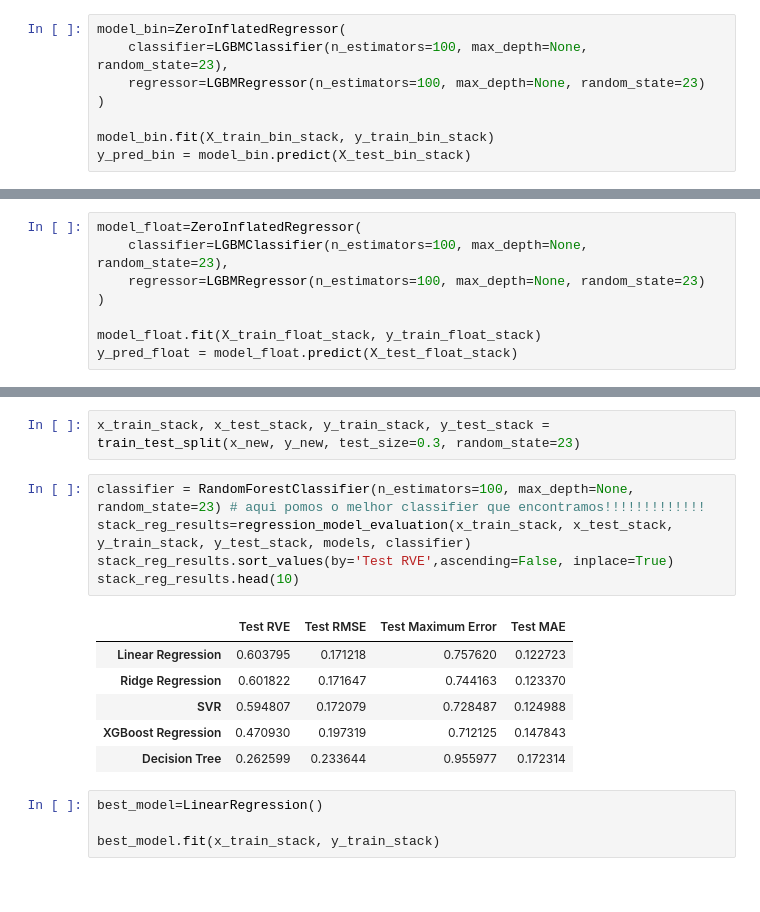
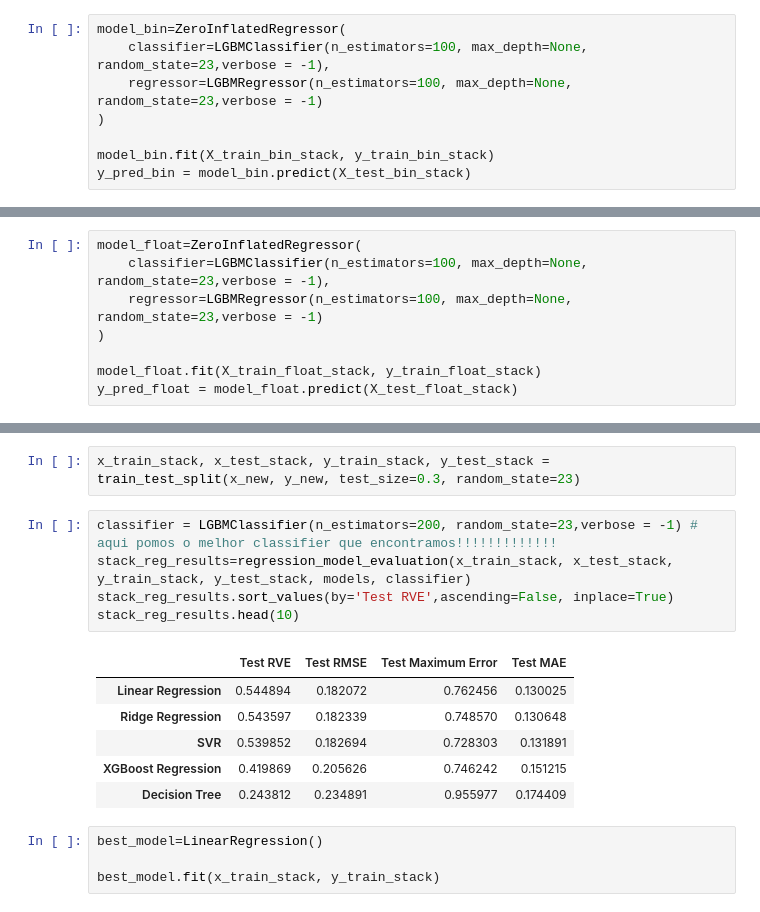
Before and after one commit to a59490/G23_ML_HA3, a Jupyter notebook: HA3G23.ipynb, the cells around one changed output, grey strips where cells are left out. Saved outputs shown, nothing was run; the diff lists cells and outputs as text.

```diff
--- a/HA3G23.ipynb
+++ b/HA3G23.ipynb
@@ -445,8 +568,8 @@ X_train_bin_stack, X_test_bin_stack, y_train_bin_stack, y_test_bin_stack = train
 X_train_float_stack, X_test_float_stack, y_train_float_stack, y_test_float_stack = train_test_split(float_x, float_y, test_size=0.2, random_state=23)
 # %%
 model_bin=ZeroInflatedRegressor(
-    classifier=LGBMClassifier(n_estimators=100, max_depth=None, random_state=23),
-    regressor=LGBMRegressor(n_estimators=100, max_depth=None, random_state=23)
+    classifier=LGBMClassifier(n_estimators=100, max_depth=None, random_state=23,verbose = -1),
+    regressor=LGBMRegressor(n_estimators=100, max_depth=None, random_state=23,verbose = -1)
 )
 
 model_bin.fit(X_train_bin_stack, y_train_bin_stack)
@@ -472,8 +580,8 @@ X_train_float_stack = scaler.fit_transform(X_train_float_stack)
 X_test_float_stack = scaler.transform(X_test_float_stack)
 # %%
 model_float=ZeroInflatedRegressor(
-    classifier=LGBMClassifier(n_estimators=100, max_depth=None, random_state=23),
-    regressor=LGBMRegressor(n_estimators=100, max_depth=None, random_state=23)
+    classifier=LGBMClassifier(n_estimators=100, max_depth=None, random_state=23,verbose = -1),
+    regressor=LGBMRegressor(n_estimators=100, max_depth=None, random_state=23,verbose = -1)
 )
 
 model_float.fit(X_train_float_stack, y_train_float_stack)
@@ -501,17 +596,17 @@ y_new=y_test_bin_stack.copy()
 # %%
 x_train_stack, x_test_stack, y_train_stack, y_test_stack = train_test_split(x_new, y_new, test_size=0.3, random_state=23)
 # %%
-classifier = RandomForestClassifier(n_estimators=100, max_depth=None, random_state=23) # aqui pomos o melhor classifier que encontramos!!!!!!!!!!!!!
+classifier = LGBMClassifier(n_estimators=200, random_state=23,verbose = -1) # aqui pomos o melhor classifier que encontramos!!!!!!!!!!!!!
 stack_reg_results=regression_model_evaluation(x_train_stack, x_test_stack, y_train_stack, y_test_stack, models, classifier)
 stack_reg_results.sort_values(by='Test RVE',ascending=False, inplace=True)
 stack_reg_results.head(10)
 # %% [output]
 |  | Test RVE | Test RMSE | Test Maximum Error | Test MAE |
-| Linear Regression | 0.603795 | 0.171218 | 0.757620 | 0.122723 |
-| Ridge Regression | 0.601822 | 0.171647 | 0.744163 | 0.123370 |
-| SVR | 0.594807 | 0.172079 | 0.728487 | 0.124988 |
-| XGBoost Regression | 0.470930 | 0.197319 | 0.712125 | 0.147843 |
-| Decision Tree | 0.262599 | 0.233644 | 0.955977 | 0.172314 |
+| Linear Regression | 0.544894 | 0.182072 | 0.762456 | 0.130025 |
+| Ridge Regression | 0.543597 | 0.182339 | 0.748570 | 0.130648 |
+| SVR | 0.539852 | 0.182694 | 0.728303 | 0.131891 |
+| XGBoost Regression | 0.419869 | 0.205626 | 0.746242 | 0.151215 |
+| Decision Tree | 0.243812 | 0.234891 | 0.955977 | 0.174409 |
 # %%
 best_model=LinearRegression()
 
```
Also changed, not shown: parts of 21 cells of this notebook.
